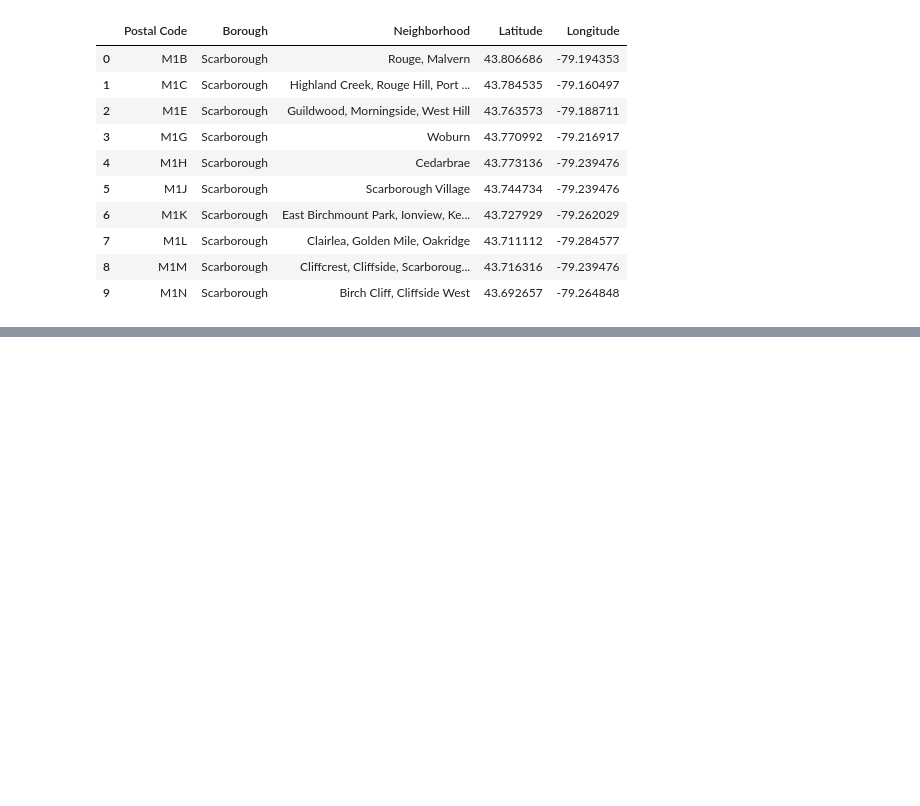
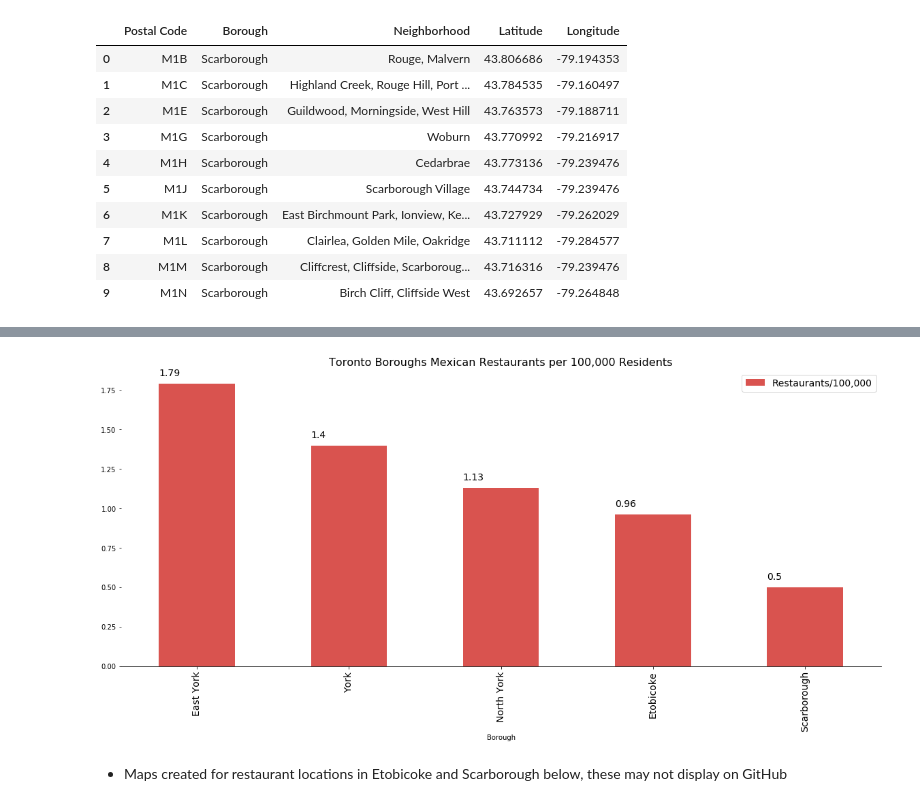
Before and after one commit to DrGrowlithe/capstone-project, a Jupyter notebook: Capstone Project.ipynb, the cells around one changed output, grey strips where cells are left out. Cells and saved outputs as stored; diff of their text form; code cells hidden in the pictures; blank space fills up the shorter version.

```diff
--- a/Capstone Project.ipynb
+++ b/Capstone Project.ipynb
@@ -156,0 +428,6 @@ ct_data.head()
+# %%
+df_p2 = overview[['Borough', 'Restaurants/100,000']]
+df_p2.sort_values(['Restaurants/100,000'], ascending=False, inplace=True)
+df_p2.set_index(['Borough'], inplace=True)
+df_p2.drop('Old Toronto', inplace=True)
+df_p2['Restaurants/100,000'] = df_p2['Restaurants/100,000'].round(2)
@@ -157 +443,19 @@ ct_data.head()
+# %%
+ax = df_p2.plot(kind='bar', figsize = (20, 8), color = '#d9534f')
+ax.set_title('Toronto Boroughs Mexican Restaurants per 100,000 Residents', fontsize = 16)
+ax.legend(fontsize = 14)
+ax.spines['right'].set_visible(False)
+ax.spines['left'].set_visible(False)
+ax.spines['top'].set_visible(False)
+ax.tick_params(axis = 'x', which = 'major', labelsize = 14)
+totals = []
+for i in ax.patches:
+    totals.append(i.get_height())
+total = sum(totals)
+for i in ax.patches:
+    ax.text(i.get_x(), i.get_height()+0.05, str(i.get_height()), fontsize = 14)
+# %% [output]
+[figure, added]
+# %% [markdown]
+ - Maps created for restaurant locations in Etobicoke and Scarborough below, these may not display on GitHub
 # %%
```
Also changed, not shown: parts of 48 cells of this notebook.
